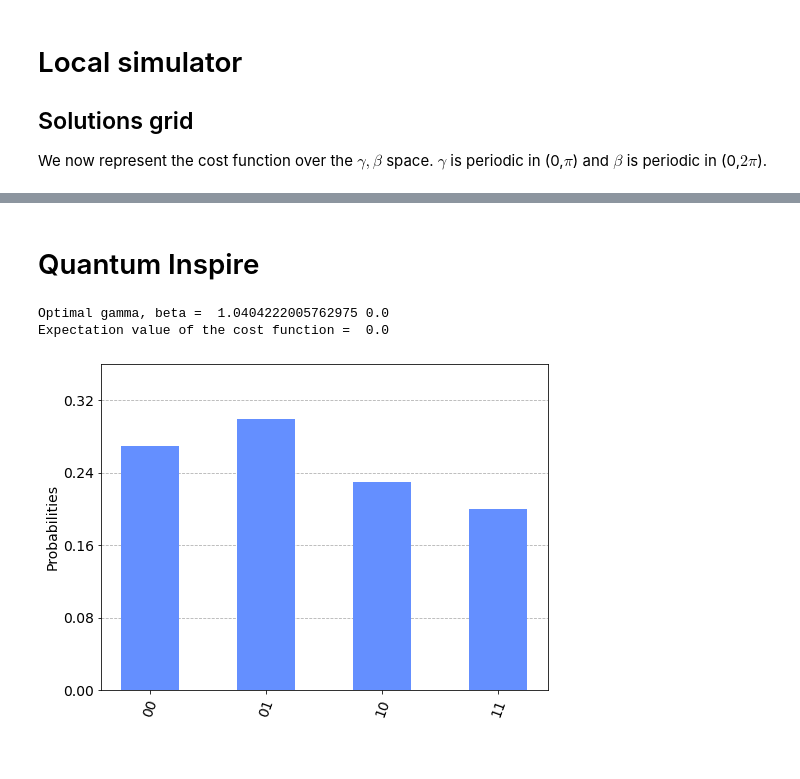
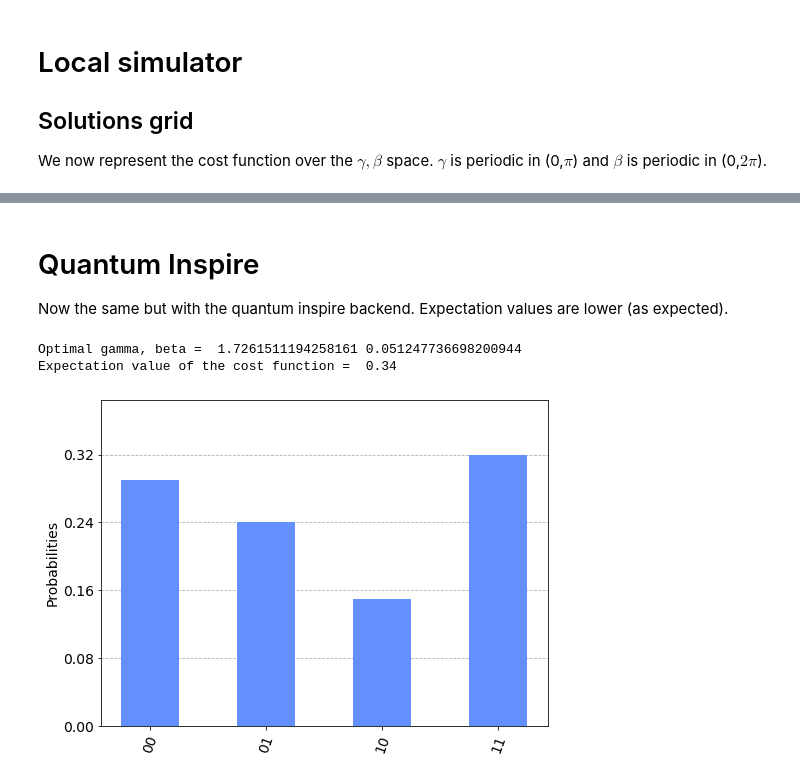
Before and after one commit to inafergra/QAOA-MaxCut, a Jupyter notebook: qiskit_example.ipynb, the cells around one changed output, grey strips where cells are left out. Saved outputs shown, nothing was run; the diff lists cells and outputs as text; code cells hidden in the pictures.

```diff
--- a/qiskit_example.ipynb
+++ b/qiskit_example.ipynb
@@ -146,24 +149,26 @@ Expectation value of the cost function =  0.48
-# %% [markdown]
-# Quantum Inspire
+# %% [markdown]
+# Quantum Inspire
+
+Now the same but with the quantum inspire backend. Expectation values are lower (as expected).
 # %%
 from quantuminspire.credentials import save_account
 from quantuminspire.qiskit import QI
 
 save_account('baeb3be4d807b3b6d170dc2d6de5c1b02b1606d1') #saves account with my API token
 QI.set_authentication()
 
 qi_backend = QI.get_backend('QX single-node simulator') #quantum inspire simulator
-shots = 1
+shots = 100
 
 max_expect_value = minimize(expect_value_function, x0=np.random.randn(2),args=(qi_backend,G,shots), bounds=bounds, options={'disp': False}, method = 'SLSQP')
 optimal_gamma, optimal_beta = max_expect_value['x']
 
 print('Optimal gamma, beta = ', optimal_gamma, optimal_beta)
 print('Expectation value of the cost function = ', -max_expect_value.get('fun'))
 
 counts = quantum_circuit(G,optimal_gamma,optimal_beta,backend,100)
 plot_histogram(counts,figsize = (8,6),bar_labels = False)
 # %% [output]
-Optimal gamma, beta =  1.0404222005762975 0.0
-Expectation value of the cost function =  0.0
+Optimal gamma, beta =  1.7261511194258161 0.051247736698200944
+Expectation value of the cost function =  0.34
-[figure, old version]
+[figure, new version]
```
Also changed, not shown: parts of 4 cells of this notebook.
